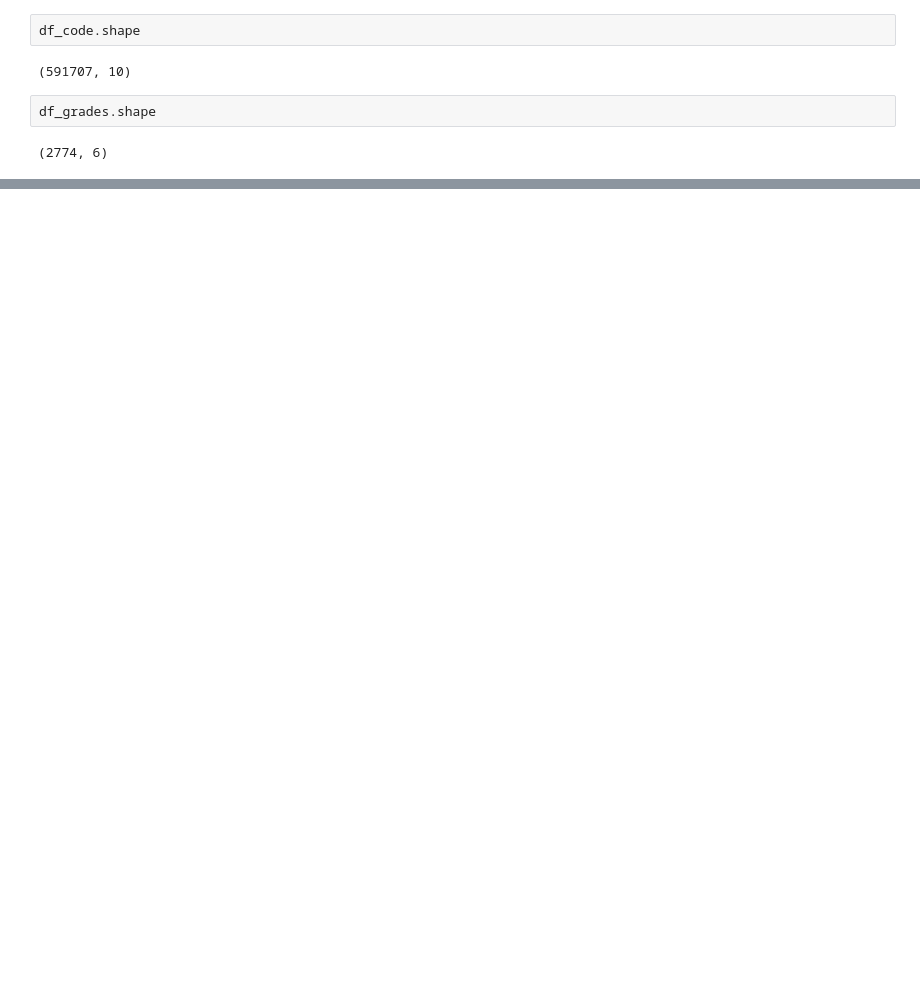
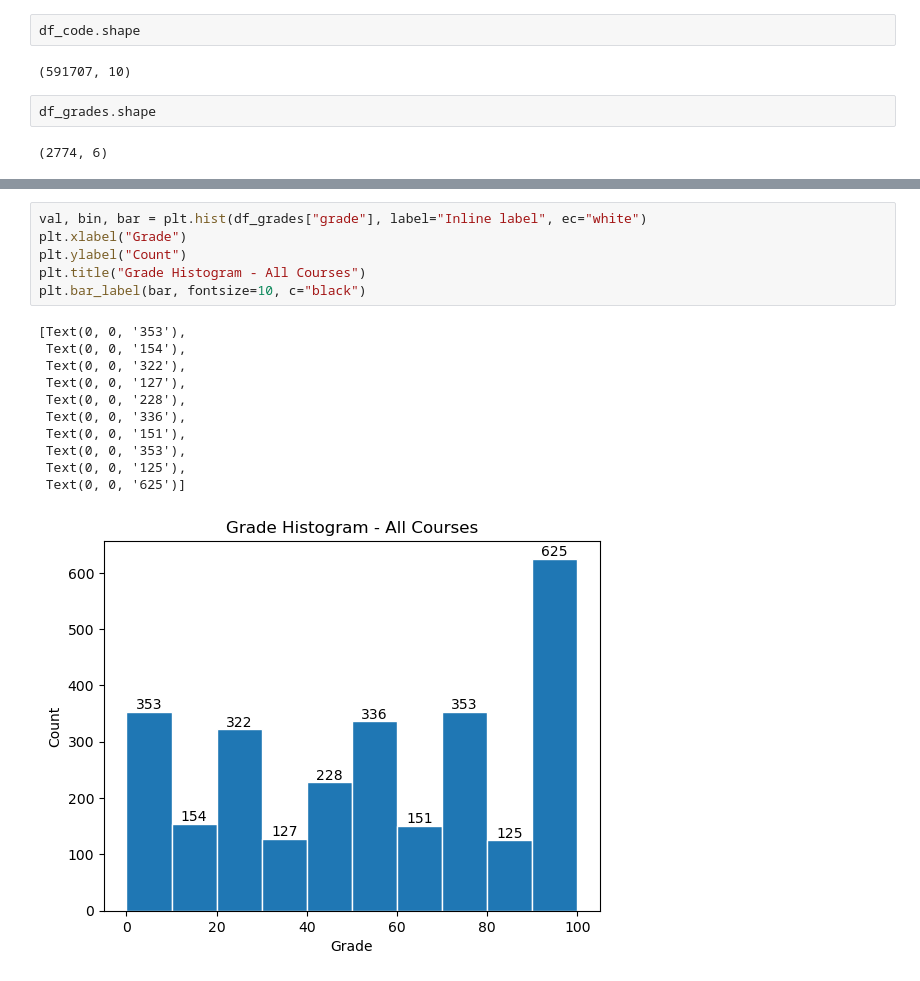
Before and after one commit to spindive/mrp_files, a Jupyter notebook: mrp_main_fl.ipynb, the cells around one changed output, grey strips where cells are left out. Saved outputs shown, nothing was run; the diff lists cells and outputs as text; blank space fills up the shorter version.

```diff
--- a/mrp_main_fl.ipynb
+++ b/mrp_main_fl.ipynb
@@ -43,0 +102,18 @@ df_grades.shape
+# %%
+val, bin, bar = plt.hist(df_grades["grade"], label="Inline label", ec="white")
+plt.xlabel("Grade")
+plt.ylabel("Count")
+plt.title("Grade Histogram - All Courses")
+plt.bar_label(bar, fontsize=10, c="black")
+# %% [output]
+[Text(0, 0, '353'),
+ Text(0, 0, '154'),
+ Text(0, 0, '322'),
+ Text(0, 0, '127'),
+ Text(0, 0, '228'),
+ Text(0, 0, '336'),
+ Text(0, 0, '151'),
+ Text(0, 0, '353'),
+ Text(0, 0, '125'),
+ Text(0, 0, '625')]
+[figure, added]
```
Also changed, not shown: parts of 11 cells of this notebook.
